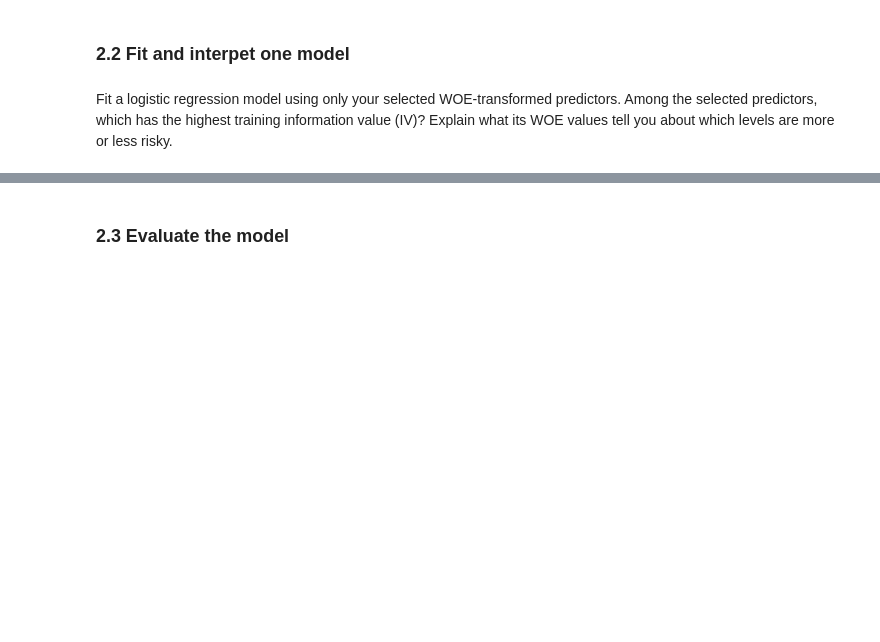
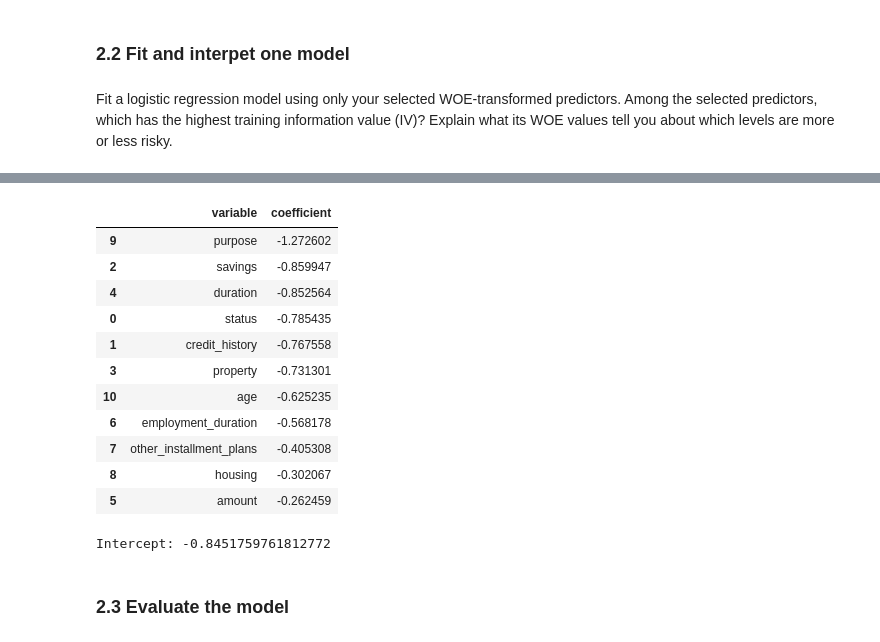
Before and after one commit to Muten-Roshi-Sama/data-science-for-business-KUL, a Jupyter notebook: credit-risk-analysis/A1_Notebook.ipynb, the cells around one changed output, grey strips where cells are left out. Cells and saved outputs as stored; diff of their text form; code cells hidden in the pictures; blank space fills up the shorter version.

```diff
--- a/credit-risk-analysis/A1_Notebook.ipynb
+++ b/credit-risk-analysis/A1_Notebook.ipynb
@@ -562,3 +996,33 @@ Among the selected predictors, which has the highest training information value
 what its WOE values tell you about which levels are more or less risky.
 # %%
 #
+
+
+from sklearn.linear_model import LogisticRegression
+from sklearn.metrics import roc_auc_score, roc_curve
+
+results = {}
+for name, spec in datasets.items():
+    model = LogisticRegression(C=1e10, max_iter=1000)
+    model.fit(spec["train"], train["bad"])
+
+    p_train = model.predict_proba(spec["train"])[:, 1]
+    p_test  = model.predict_proba(spec["test"])[:, 1]
+
+    results[name] = {
+        "model":   model,
+        "p_train": p_train,
+        "p_test":  p_test,
+        "auc_train": roc_auc_score(train["bad"], p_train),
+        "auc_test":  roc_auc_score(test["bad"],  p_test),
+    }
+
+comparison = pd.DataFrame([
+    {"dataset": name,
+     "n": len(datasets[name]["vars"]),
+     "AUC_train": round(r["auc_train"], 4),
+     "AUC_test":  round(r["auc_test"], 4),
+     "gap":       round(r["auc_train"] - r["auc_test"], 4)}
+    for name, r in results.items()
+])
+display(comparison)
@@ -565,3 +1059,24 @@ what its WOE values tell you about which levels are more or less risky.
+# %%
+coefs = pd.DataFrame({
+    "variable":    datasets["main"]["vars"],
+    "coefficient": results["main"]["model"].coef_[0]
+}).sort_values("coefficient")
+display(coefs)
+print("\nIntercept:", results["main"]["model"].intercept_[0])
+# %% [output]
+|  | variable | coefficient |
+| 9 | purpose | -1.272602 |
+| 2 | savings | -0.859947 |
+| 4 | duration | -0.852564 |
+| 0 | status | -0.785435 |
+| 1 | credit_history | -0.767558 |
+| 3 | property | -0.731301 |
+| 10 | age | -0.625235 |
+| 6 | employment_duration | -0.568178 |
+| 7 | other_installment_plans | -0.405308 |
+| 8 | housing | -0.302067 |
+| 5 | amount | -0.262459 |
+Intercept: -0.8451759761812772
 # %% [markdown]
 ### 2.3 Evaluate the model
 # %% [markdown]
```
Also changed, not shown: parts of 17 cells of this notebook.
